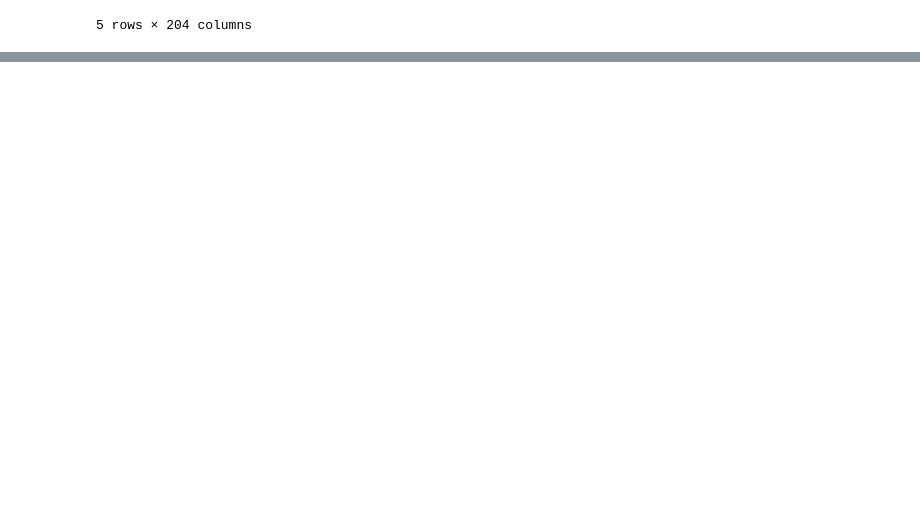
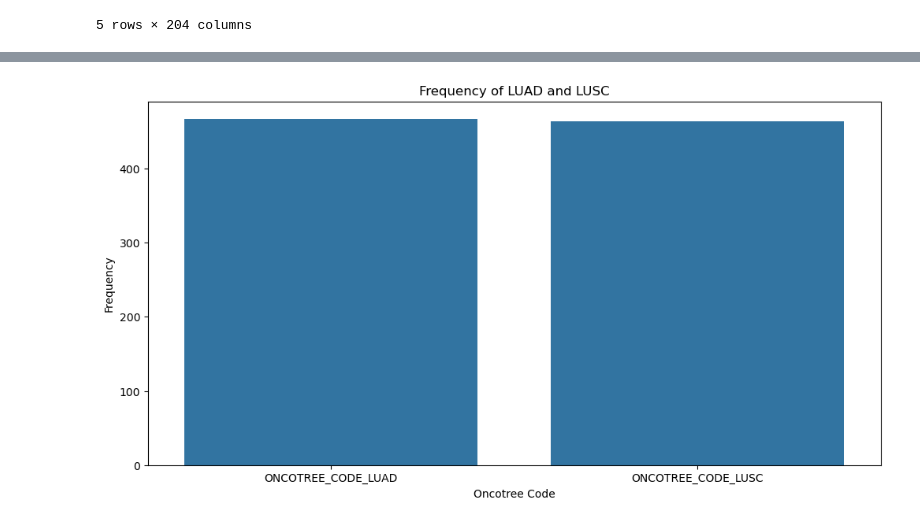
Before and after one commit to jacob-tye/BMI_6114_Project, a Jupyter notebook: analysis/00_data_prep.ipynb, the cells around one changed output, grey strips where cells are left out. Saved outputs shown, nothing was run; the diff lists cells and outputs as text; code cells hidden in the pictures; blank space fills up the shorter version.

Commit message:
Added EDA to the 00_data_prep notebook.

```diff
--- a/analysis/00_data_prep.ipynb
+++ b/analysis/00_data_prep.ipynb
@@ -466,0 +472,3 @@ merged_clin_sample_mut_cna_data.to_csv('../data/nsclc_tcga_broad_2016/cleaned_fe
+# %%
+cleaned_data = pd.read_csv('../data/nsclc_tcga_broad_2016/cleaned_feature_and_target_data.csv', index_col = 0)
+cleaned_data.head()
@@ -466,0 +483,13 @@ merged_clin_sample_mut_cna_data.to_csv('../data/nsclc_tcga_broad_2016/cleaned_fe
+# %%
+# Melt the one-hot encoded SMOKING_HISTORY columns back into a single categorical column
+smoking_history_columns = [col for col in cleaned_data.columns if col.startswith('SMOKING_HISTORY_')]
+cleaned_data['SMOKING_HISTORY'] = cleaned_data[smoking_history_columns].idxmax(axis=1).str.replace('SMOKING_HISTORY_', '')
+
+# Generate the boxplot
+plt.figure(figsize=(10, 6))
+sns.boxplot(data=cleaned_data, x='SMOKING_HISTORY', y='SMOKING_PACK_YEARS')
+plt.title('Boxplot of SMOKING_PACK_YEARS by SMOKING_HISTORY')
+plt.xlabel('Smoking History')
+plt.ylabel('Smoking Pack Years')
+plt.xticks(rotation=90)
+plt.show()
@@ -466,0 +498,13 @@ merged_clin_sample_mut_cna_data.to_csv('../data/nsclc_tcga_broad_2016/cleaned_fe
+# %%
+# Melt the one-hot encoded SMOKING_HISTORY columns back into a single categorical column
+smoking_history_columns = [col for col in cleaned_data.columns if col.startswith('SMOKING_HISTORY_')]
+cleaned_data['SMOKING_HISTORY'] = cleaned_data[smoking_history_columns].idxmax(axis=1).str.replace('SMOKING_HISTORY_', '')
+
+# Generate the barplot
+plt.figure(figsize=(10, 6))
+sns.countplot(data=cleaned_data, x='SMOKING_HISTORY', order=cleaned_data['SMOKING_HISTORY'].value_counts().index)
+plt.title('Frequency of SMOKING_HISTORY Categories')
+plt.xlabel('Smoking History')
+plt.ylabel('Frequency')
+plt.xticks(rotation=90)
+plt.show()
@@ -466,0 +513,16 @@ merged_clin_sample_mut_cna_data.to_csv('../data/nsclc_tcga_broad_2016/cleaned_fe
+# %%
+# Identify the ONCOTREE_CODE one-hot encoded columns
+oncotree_columns = [col for col in cleaned_data.columns if col.startswith('ONCOTREE_CODE_')]
+
+# Sum the one-hot encoded columns to get frequencies
+oncotree_frequencies = cleaned_data[oncotree_columns].sum().sort_values(ascending=False)
+
+# Create a barplot
+plt.figure(figsize=(12, 6))
+sns.barplot(x=oncotree_frequencies.index, y=oncotree_frequencies.values)
+plt.title('Frequency of LUAD and LUSC')
+plt.xlabel('Oncotree Code')
+plt.ylabel('Frequency')
+plt.show()
+# %% [output]
+[figure, added]
```
Also changed, not shown: parts of 9 cells of this notebook.
